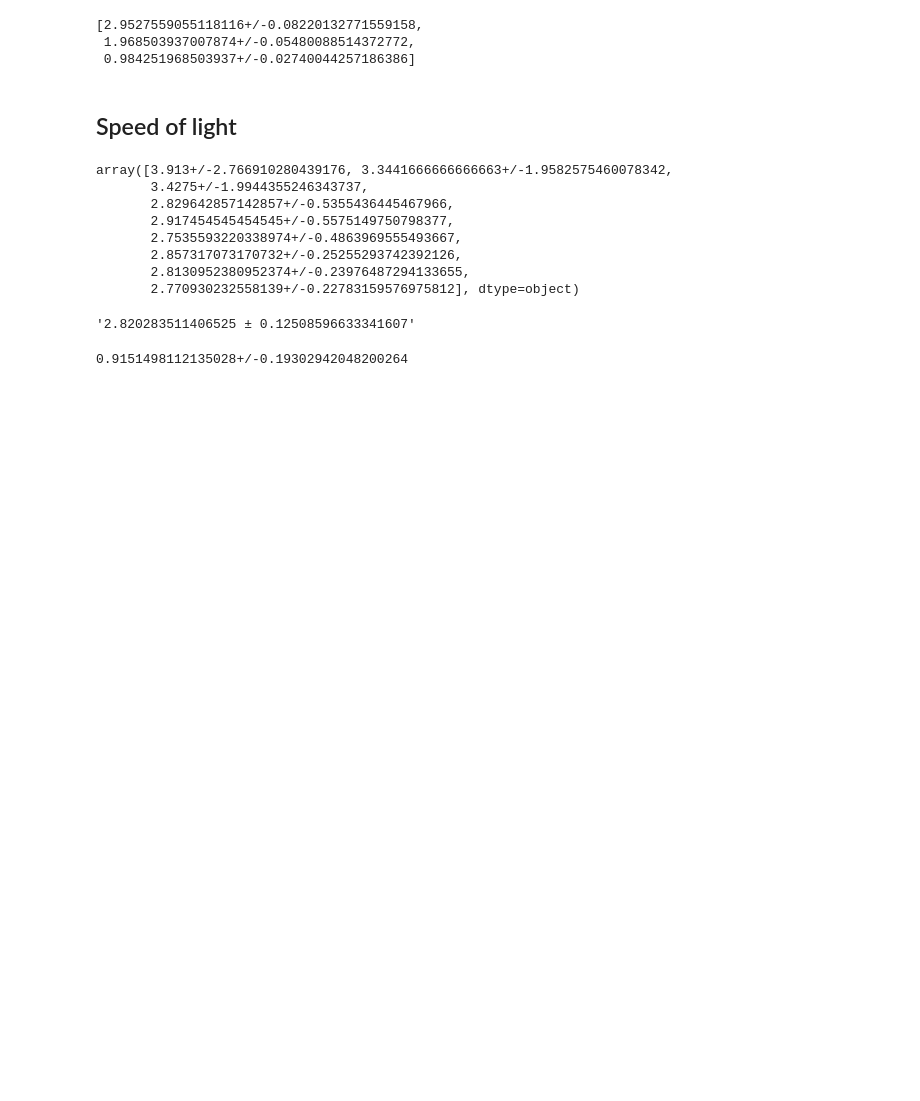
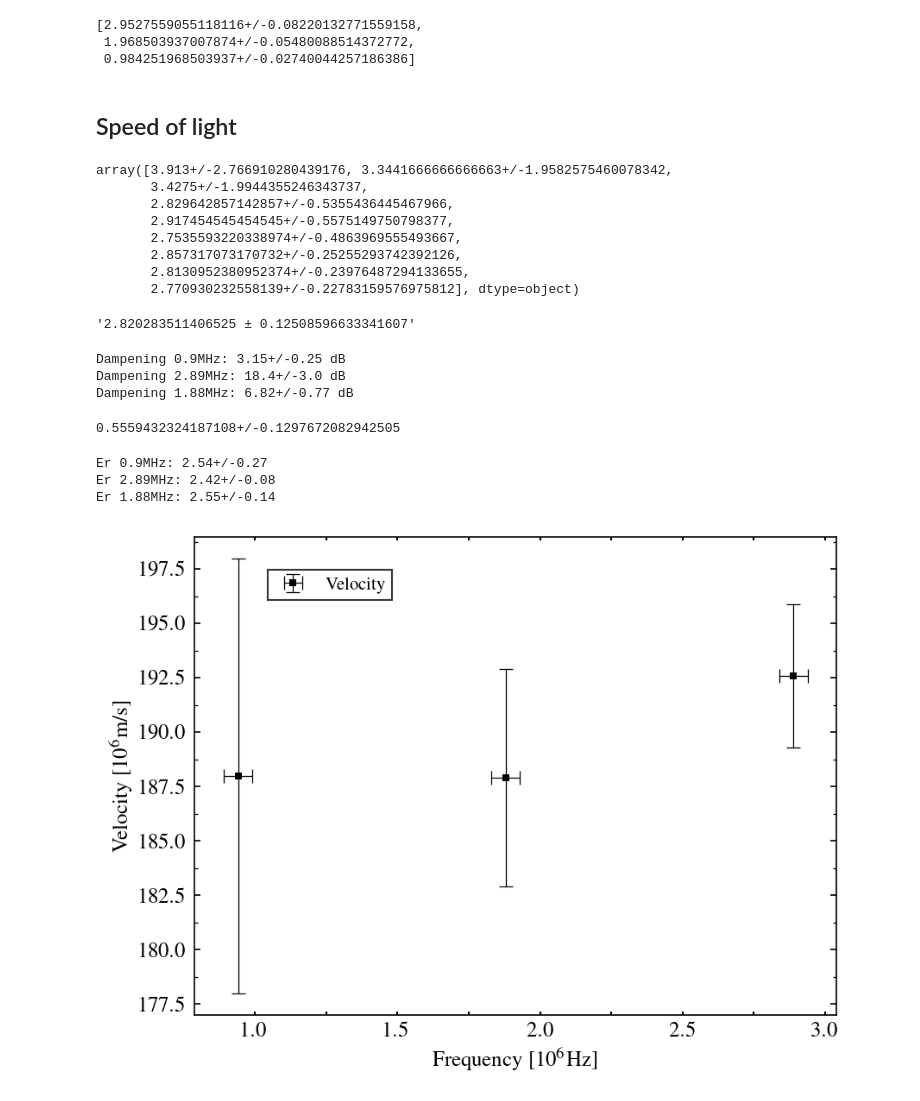
Before and after one commit to dantona02/C2lab, a Jupyter notebook: C41.ipynb, the cells around one changed output. Drawn from its saved outputs; the diff is of its cells as text; code cells hidden in the pictures; blank space fills up the shorter version.

```diff
--- a/C41.ipynb
+++ b/C41.ipynb
@@ -82,7 +82,76 @@ weight_avg(c)
 def dampening(U0, U):
     return 20 * log10(U0 / (U0 - U))
 # %%
-U0 = ufloat(5, 0.01)
-dampening(U0, ufloat(0.5, 0.1))
+U0 = ufloat(5, 0.05)
+Us = [ufloat(1.52, 0.1), ufloat(4.4, 0.2), ufloat(2.72, 0.2)]
+damp = []
+for i in Us:
+    value = dampening(U0, i)
+    damp.append(value)
+
+print(f'Dampening 0.9MHz: {damp[0]} dB')
+print(f'Dampening 2.89MHz: {damp[1]} dB')
+print(f'Dampening 1.88MHz: {damp[2]:.2f} dB')
+
+dampening(U0, ufloat(.31,0.07))
 # %% [output]
-0.9151498112135028+/-0.19302942048200264
+Dampening 0.9MHz: 3.15+/-0.25 dB
+Dampening 2.89MHz: 18.4+/-3.0 dB
+Dampening 1.88MHz: 6.82+/-0.77 dB
+0.5559432324187108+/-0.1297672082942505
+# %%
+Vs = np.array([ufloat(188,10), ufloat(192.6,3.3), ufloat(187.9,5.0)]) * 1e6
+Fs = np.array([ufloat(0.941,0.05), ufloat(2.889,0.05), ufloat(1.879,0.05)]) * 1e6
+Ers = []
+for i in Vs:
+    value = constants.c**2 / i**2
+    Ers.append(value)
+
+print(f'Er 0.9MHz: {Ers[0]}')
+print(f'Er 2.89MHz: {Ers[1]}')
+print(f'Er 1.88MHz: {Ers[2]:.2f}')
+# %% [output]
+Er 0.9MHz: 2.54+/-0.27
+Er 2.89MHz: 2.42+/-0.08
+Er 1.88MHz: 2.55+/-0.14
+# %%
+fig, ax = plt.subplots(dpi=150)
+
+plt.rcParams["font.family"] = "times"
+plt.rcParams["text.usetex"] = True
+
+
+ax.errorbar(unumpy.nominal_values(Fs) / 1e6, unumpy.nominal_values(Vs) / 1e6,
+            capsize=4,
+            xerr=unumpy.std_devs(Fs) / 1e6, yerr=unumpy.std_devs(Vs) / 1e6,
+            ecolor='black',
+            elinewidth=.6,
+            capthick=.6,
+            markersize=4, fmt="s",
+            markeredgecolor='none', c="black",
+            label=f'Velocity',
+            zorder=2)
+# ax.set_xlim(5, 8.5)
+
+ax.set_ylabel(r'Velocity [$10^{6}$m/s]', fontsize=12)
+ax.set_xlabel(r'Frequency [$10^{6}$Hz]', fontsize=12)
+ax.xaxis.set_minor_locator(AutoMinorLocator(2))
+ax.yaxis.set_minor_locator(AutoMinorLocator(2))
+ax.tick_params(axis='x', which='both',direction='in', labelsize=12, width=1, length=2, bottom=True, top=True)
+ax.tick_params(axis='y', which='both',direction='in', labelsize=12, left=True, right=True)
+
+handles, labels = plt.gca().get_legend_handles_labels()
+order = [0]
+
+plt.legend([handles[idx] for idx in order],
+        [labels[idx] for idx in order],
+        loc="upper left",
+        bbox_to_anchor=(0.1, 0.95),
+        fancybox=False,
+        edgecolor='black',
+        fontsize=10)
+plt.show()
+
+# fig.savefig('/Users/danielmiksch/Library/CloudStorage/OneDrive-Persönlich/Uni/C-Praktikum/C41/dispersion.pdf')
+# %% [output]
+[figure, added]
```
Also changed, not shown: parts of 11 cells of this notebook, 1 other file.
